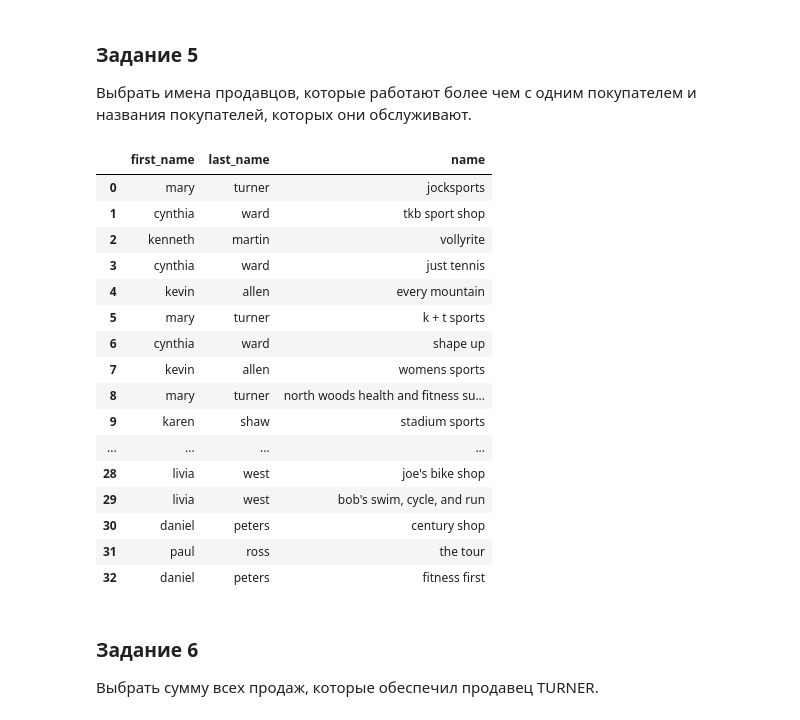
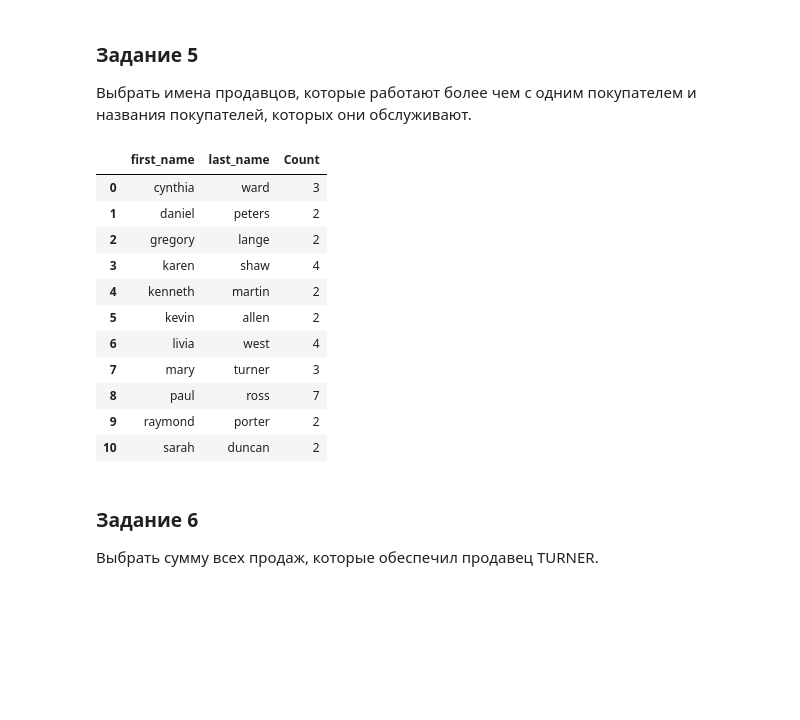
Before and after one commit to theysee/sberbank_reboot, a Jupyter notebook: Поток_3_Практика_к_занятию_5.ipynb, the cells around one changed output. Cells and saved outputs as stored; diff of their text form; code cells hidden in the pictures; blank space fills up the shorter version.

```diff
--- a/Поток_3_Практика_к_занятию_5.ipynb
+++ b/Поток_3_Практика_к_занятию_5.ipynb
@@ -168,33 +168,31 @@ pd.read_sql_query('''
 # %%
 pd.read_sql_query('''
   SELECT
     employee.first_name,
     employee.last_name,
-    customer.name
+    COUNT(customer.name) AS 'Count'
   FROM
-    employee
-    INNER JOIN
+    employee,
     customer
-  ON customer.name IN (SELECT book.author_id FROM book)
+  WHERE
+    employee.employee_id=customer.salesperson_id
+  GROUP BY
+    employee.first_name,
+    employee.last_name
 ''', conn)
 # %% [output]
-|  | first_name | last_name | name |
-| 0 | mary | turner | jocksports |
-| 1 | cynthia | ward | tkb sport shop |
-| 2 | kenneth | martin | vollyrite |
-| 3 | cynthia | ward | just tennis |
-| 4 | kevin | allen | every mountain |
-| 5 | mary | turner | k + t sports |
-| 6 | cynthia | ward | shape up |
-| 7 | kevin | allen | womens sports |
-| 8 | mary | turner | north woods health and fitness su... |
-| 9 | karen | shaw | stadium sports |
-| ... | ... | ... | ... |
-| 28 | livia | west | joe's bike shop |
-| 29 | livia | west | bob's swim, cycle, and run |
-| 30 | daniel | peters | century shop |
-| 31 | paul | ross | the tour |
-| 32 | daniel | peters | fitness first |
+|  | first_name | last_name | Count |
+| 0 | cynthia | ward | 3 |
+| 1 | daniel | peters | 2 |
+| 2 | gregory | lange | 2 |
+| 3 | karen | shaw | 4 |
+| 4 | kenneth | martin | 2 |
+| 5 | kevin | allen | 2 |
+| 6 | livia | west | 4 |
+| 7 | mary | turner | 3 |
+| 8 | paul | ross | 7 |
+| 9 | raymond | porter | 2 |
+| 10 | sarah | duncan | 2 |
 # %% [markdown]
 ### Задание 6
 Выбрать сумму всех продаж, которые обеспечил продавец TURNER.
```
Also changed, not shown: parts of 4 cells of this notebook.
